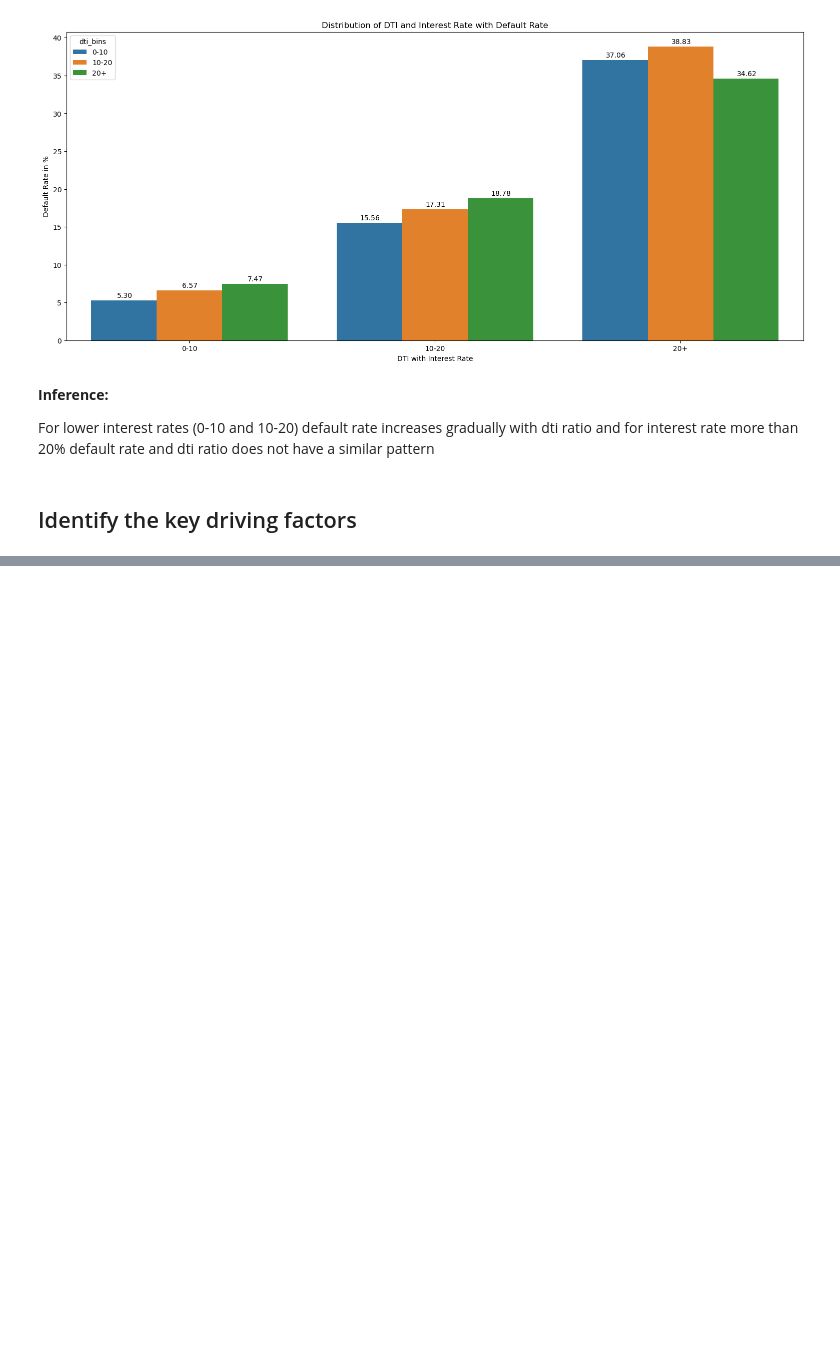
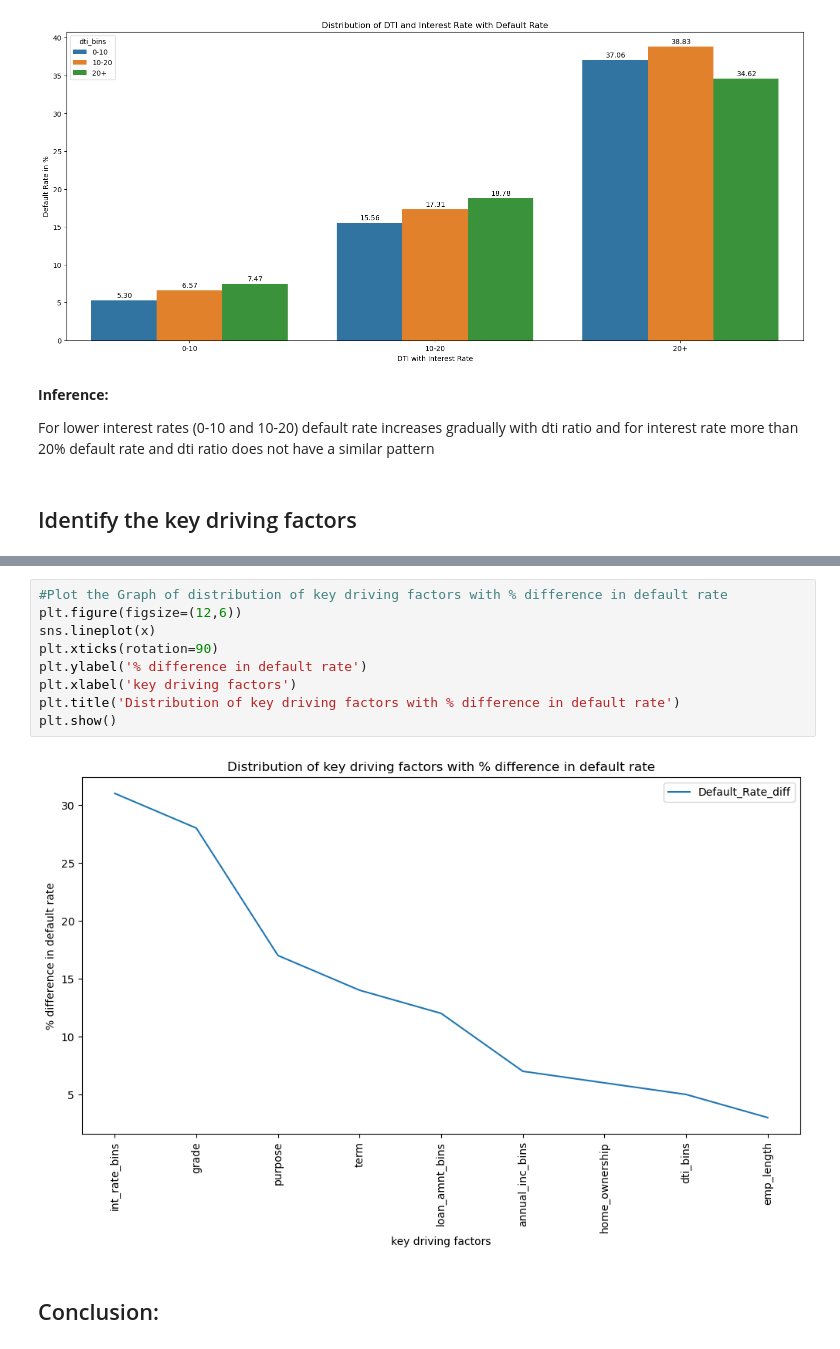
Before and after one commit to VISHNUCVINOD/LendingClubCaseStudy, a Jupyter notebook: Group_Facilitator_Vishnu.ipynb, the cells around one changed output, grey strips where cells are left out. Saved outputs shown, nothing was run; the diff lists cells and outputs as text; blank space fills up the shorter version.

Commit message:
Add conclusion

```diff
--- a/Group_Facilitator_Vishnu.ipynb
+++ b/Group_Facilitator_Vishnu.ipynb
@@ -719,0 +737,13 @@ emp_length        3
+# %%
+#Plot the Graph of distribution of key driving factors with % difference in default rate
+plt.figure(figsize=(12,6))
+sns.lineplot(x)
+plt.xticks(rotation=90)
+plt.ylabel('% difference in default rate')
+plt.xlabel('key driving factors')
+plt.title('Distribution of key driving factors with % difference in default rate')
+plt.show()
+# %% [output]
+[figure, added]
+# %% [markdown]
+## Conclusion:
```
Also changed, not shown: parts of 7 cells of this notebook.
